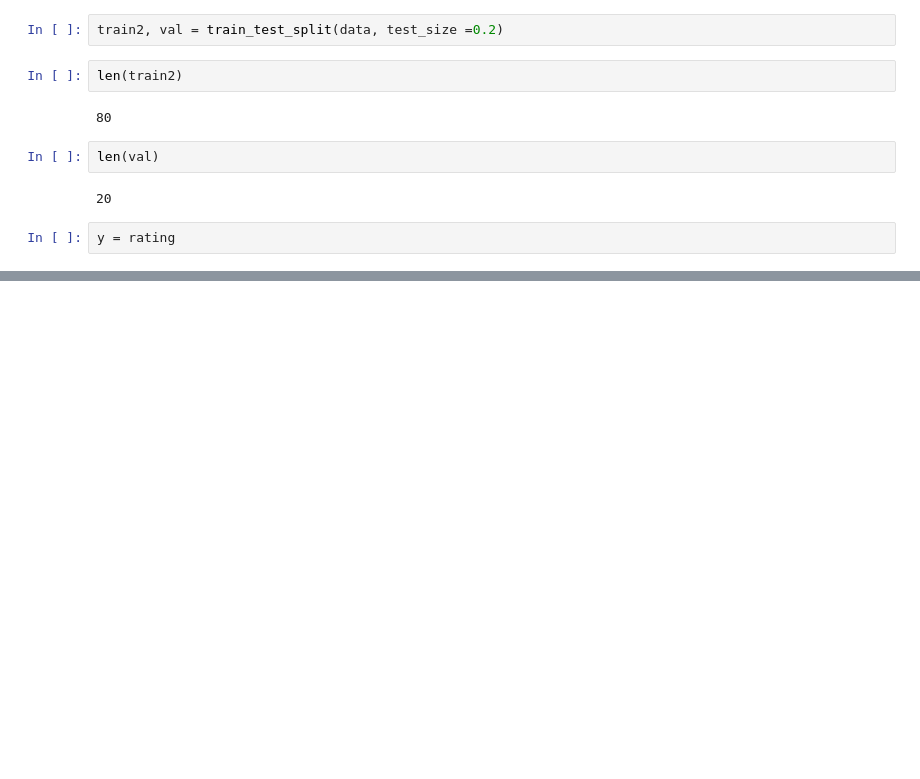
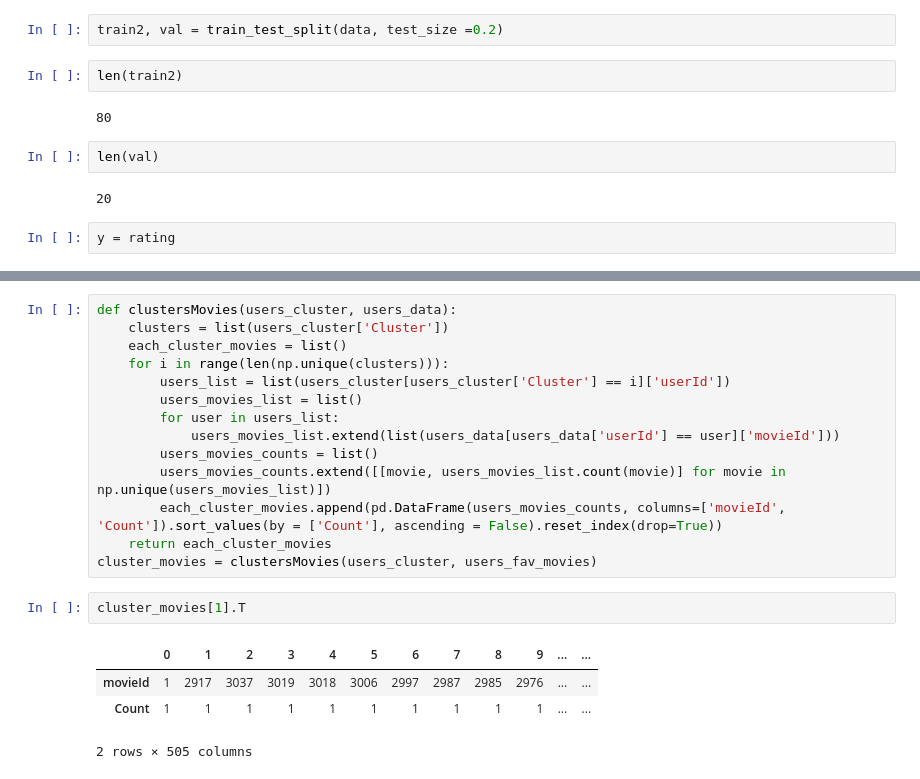
Before and after one commit to Ronnieups/notebook, a Jupyter notebook: EDA.ipynb, the cells around one changed output, grey strips where cells are left out. Saved outputs shown, nothing was run; the diff lists cells and outputs as text; blank space fills up the shorter version.

```diff
--- a/EDA.ipynb
+++ b/EDA.ipynb
@@ -562,0 +790,21 @@ ValueError: Found input variables with inconsistent numbers of samples: [27278,
+# %%
+def clustersMovies(users_cluster, users_data):
+    clusters = list(users_cluster['Cluster'])
+    each_cluster_movies = list()
+    for i in range(len(np.unique(clusters))):
+        users_list = list(users_cluster[users_cluster['Cluster'] == i]['userId'])
+        users_movies_list = list()
+        for user in users_list:
+            users_movies_list.extend(list(users_data[users_data['userId'] == user]['movieId']))
+        users_movies_counts = list()
+        users_movies_counts.extend([[movie, users_movies_list.count(movie)] for movie in np.unique(users_movies_list)])
+        each_cluster_movies.append(pd.DataFrame(users_movies_counts, columns=['movieId', 'Count']).sort_values(by = ['Count'], ascending = False).reset_index(drop=True))
+    return each_cluster_movies
+cluster_movies = clustersMovies(users_cluster, users_fav_movies)
+# %%
+cluster_movies[1].T
+# %% [output]
+|  | 0 | 1 | 2 | 3 | 4 | 5 | 6 | 7 | 8 | 9 | ... | ... |
+| movieId | 1 | 2917 | 3037 | 3019 | 3018 | 3006 | 2997 | 2987 | 2985 | 2976 | ... | ... |
+| Count | 1 | 1 | 1 | 1 | 1 | 1 | 1 | 1 | 1 | 1 | ... | ... |
+2 rows × 505 columns
```
Also changed, not shown: parts of 47 cells of this notebook.
